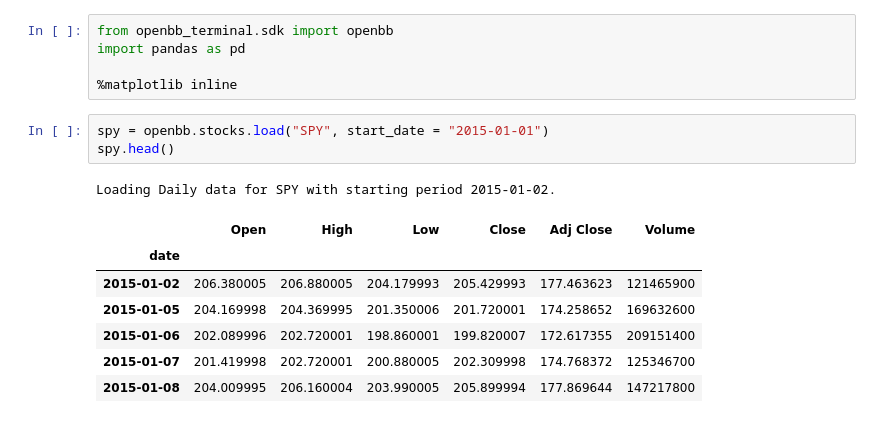
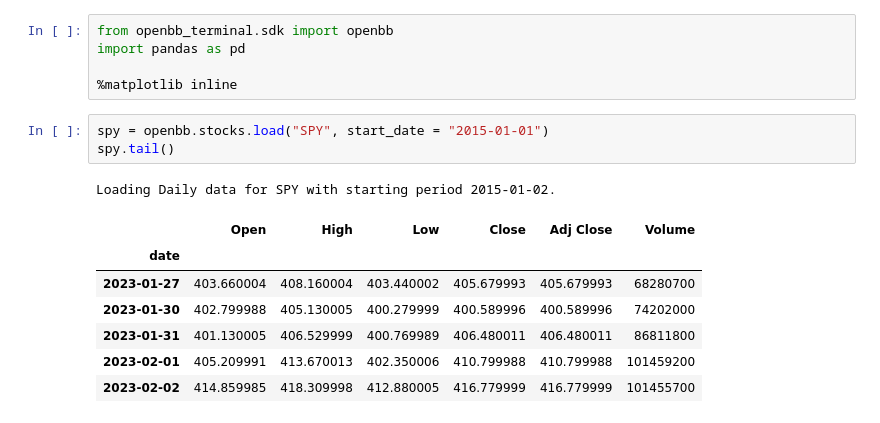
Before and after one commit to mikewenner/Jupyter_Notebooks, a Jupyter notebook: openBB/forecast.ipynb, the cells around one changed output. Cells and saved outputs as stored; diff of their text form.

```diff
--- a/openBB/forecast.ipynb
+++ b/openBB/forecast.ipynb
@@ -5,16 +5,16 @@ import pandas as pd
 %matplotlib inline
 # %%
 spy = openbb.stocks.load("SPY", start_date = "2015-01-01")
-spy.head()
+spy.tail()
 # %% [output]
 Loading Daily data for SPY with starting period 2015-01-02.
 |  | Open | High | Low | Close | Adj Close | Volume |
 | date |  |  |  |  |  |  |
-| 2015-01-02 | 206.380005 | 206.880005 | 204.179993 | 205.429993 | 177.463623 | 121465900 |
-| 2015-01-05 | 204.169998 | 204.369995 | 201.350006 | 201.720001 | 174.258652 | 169632600 |
-| 2015-01-06 | 202.089996 | 202.720001 | 198.860001 | 199.820007 | 172.617355 | 209151400 |
-| 2015-01-07 | 201.419998 | 202.720001 | 200.880005 | 202.309998 | 174.768372 | 125346700 |
-| 2015-01-08 | 204.009995 | 206.160004 | 203.990005 | 205.899994 | 177.869644 | 147217800 |
+| 2023-01-27 | 403.660004 | 408.160004 | 403.440002 | 405.679993 | 405.679993 | 68280700 |
+| 2023-01-30 | 402.799988 | 405.130005 | 400.279999 | 400.589996 | 400.589996 | 74202000 |
+| 2023-01-31 | 401.130005 | 406.529999 | 400.769989 | 406.480011 | 406.480011 | 86811800 |
+| 2023-02-01 | 405.209991 | 413.670013 | 402.350006 | 410.799988 | 410.799988 | 101459200 |
+| 2023-02-02 | 414.859985 | 418.309998 | 412.880005 | 416.779999 | 416.779999 | 101455700 |
 # %%
 openbb.forecast.linregr_chart(data = spy, target_column = 'Close')
 # %% [output]
```
Also changed, not shown: parts of 1 cell of this notebook.
